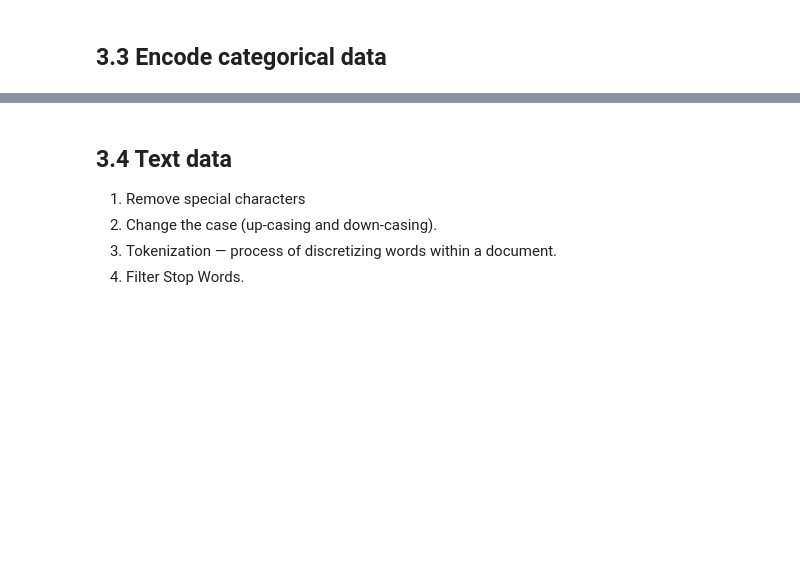
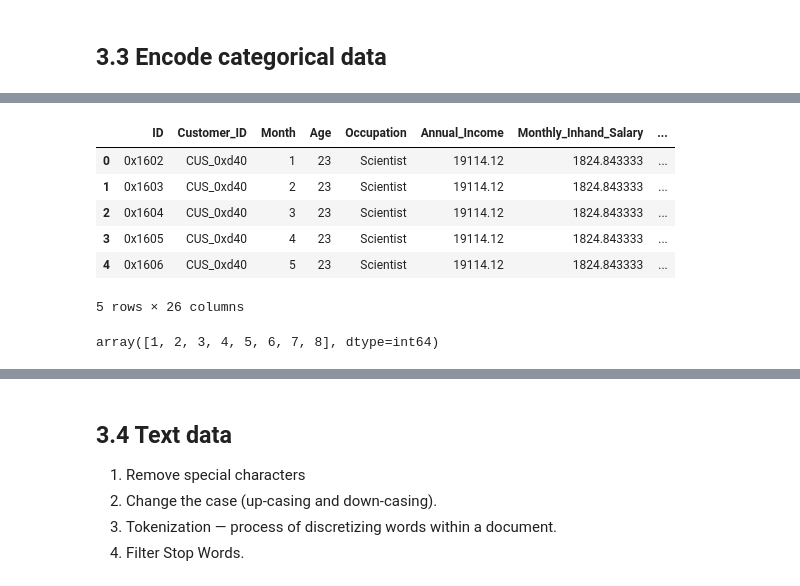
Before and after one commit to taruchit/BITS, a Jupyter notebook: IDS/notebook8422a7b175.ipynb, the cells around one changed output, grey strips where cells are left out. Drawn from its saved outputs; the diff is of its cells as text; code cells hidden in the pictures; blank space fills up the shorter version.

```diff
--- a/IDS/notebook8422a7b175.ipynb
+++ b/IDS/notebook8422a7b175.ipynb
@@ -4594,0 +4644,26 @@ dtype: int64
+# %%
+monthMapping={
+    'January':1,
+    'February':2,
+    'March':3,
+    'April':4,
+    'May':5,
+    'June':6,
+    'July':7,
+    'August':8
+}
+
+creditBackup_df['Month']=creditBackup_df['Month'].replace(monthMapping)
+creditBackup_df.head()
+# %% [output]
+|  | ID | Customer_ID | Month | Age | Occupation | Annual_Income | Monthly_Inhand_Salary | ... |
+| 0 | 0x1602 | CUS_0xd40 | 1 | 23 | Scientist | 19114.12 | 1824.843333 | ... |
+| 1 | 0x1603 | CUS_0xd40 | 2 | 23 | Scientist | 19114.12 | 1824.843333 | ... |
+| 2 | 0x1604 | CUS_0xd40 | 3 | 23 | Scientist | 19114.12 | 1824.843333 | ... |
+| 3 | 0x1605 | CUS_0xd40 | 4 | 23 | Scientist | 19114.12 | 1824.843333 | ... |
+| 4 | 0x1606 | CUS_0xd40 | 5 | 23 | Scientist | 19114.12 | 1824.843333 | ... |
+5 rows × 26 columns
+# %%
+creditBackup_df.Month.unique()
+# %% [output]
+array([1, 2, 3, 4, 5, 6, 7, 8], dtype=int64)
```
Also changed, not shown: parts of 28 cells of this notebook.
